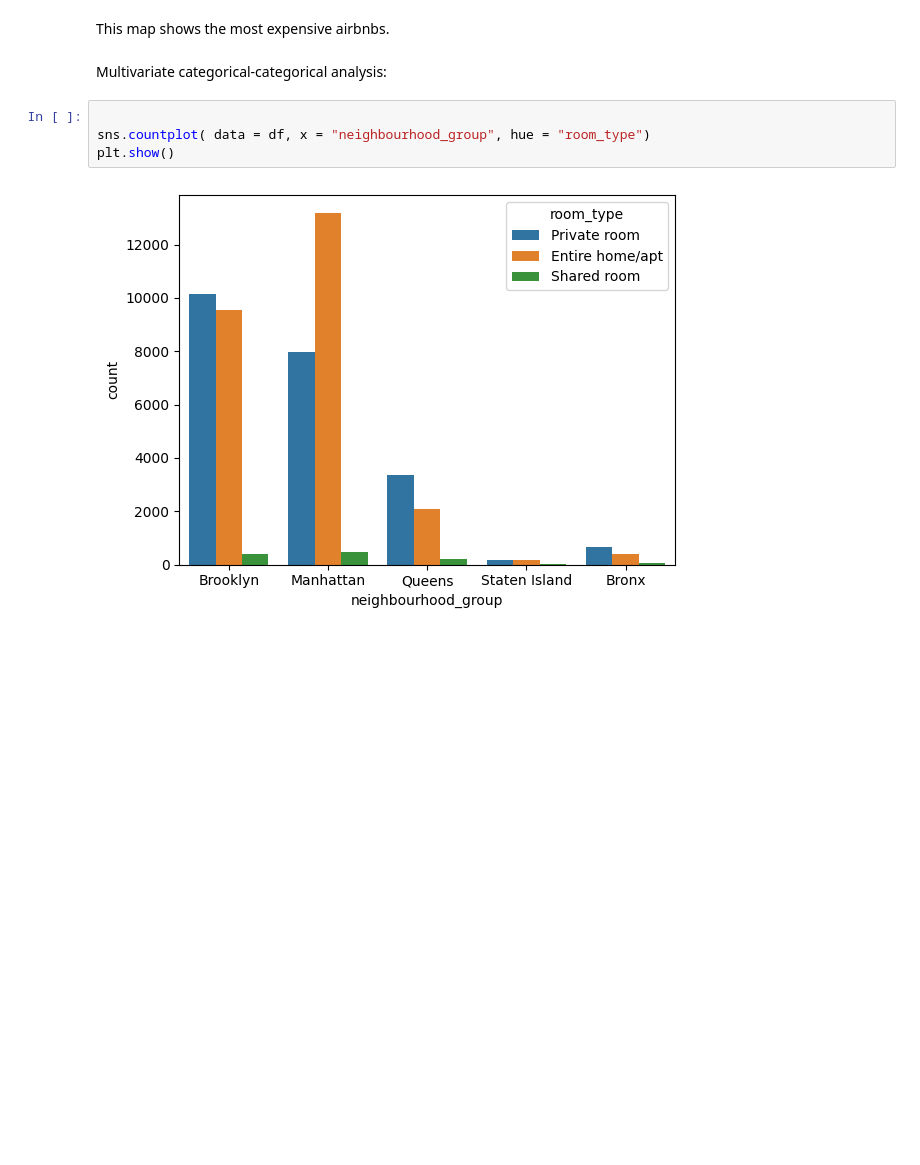
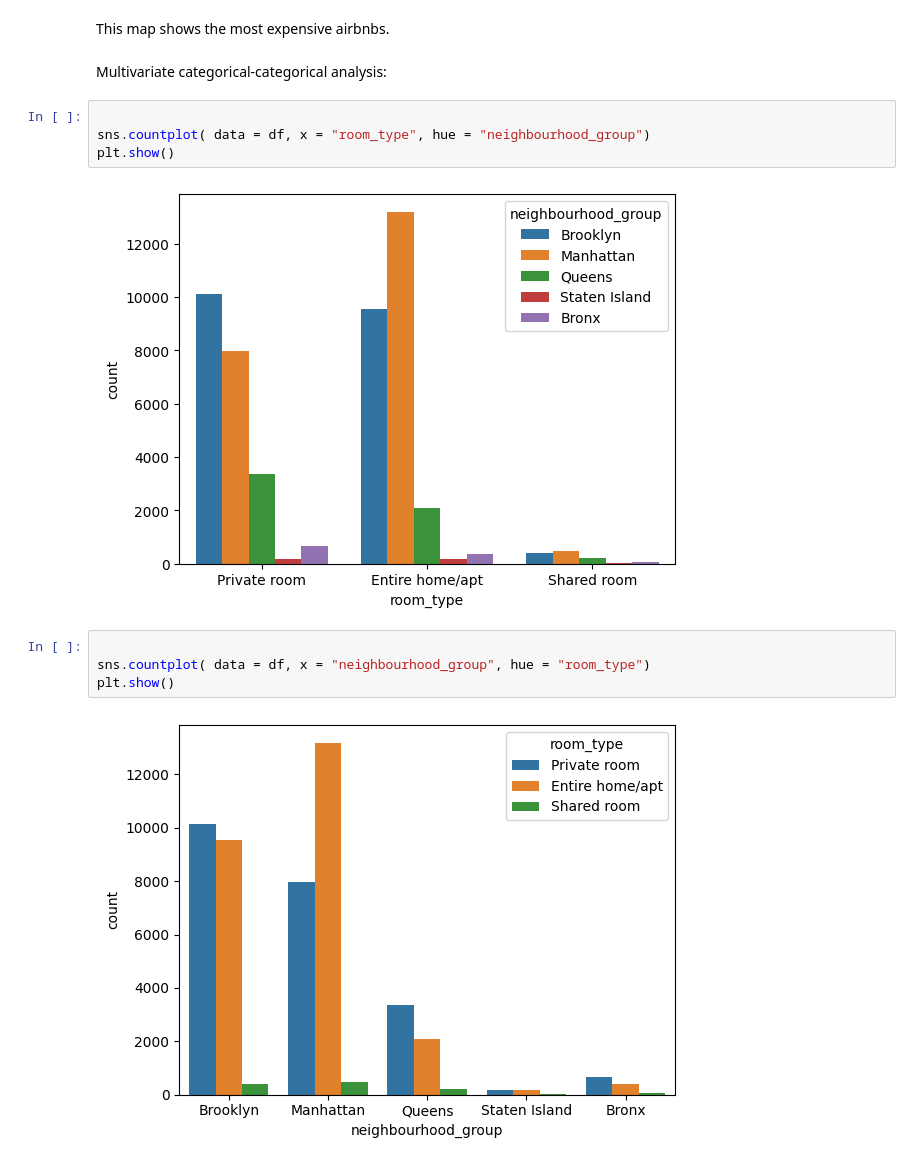
Before and after one commit to paulaechemendia/machine-learning-python-template, a Jupyter notebook: src/explore.ipynb, the cells around one changed output. Drawn from its saved outputs; the diff is of its cells as text; blank space fills up the shorter version.

```diff
--- a/src/explore.ipynb
+++ b/src/explore.ipynb
@@ -227,6 +234,12 @@ m
 This map shows the most expensive airbnbs.
 # %% [markdown]
 Multivariate categorical-categorical analysis:
+# %%
+
+sns.countplot( data = df, x = "room_type", hue = "neighbourhood_group")
+plt.show()
+# %% [output]
+[figure, added]
 # %%
 
 sns.countplot( data = df, x = "neighbourhood_group", hue = "room_type")
```
Also changed, not shown: parts of 10 cells of this notebook.
